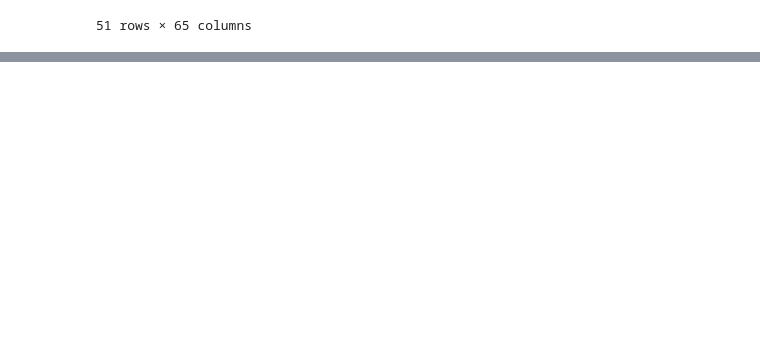
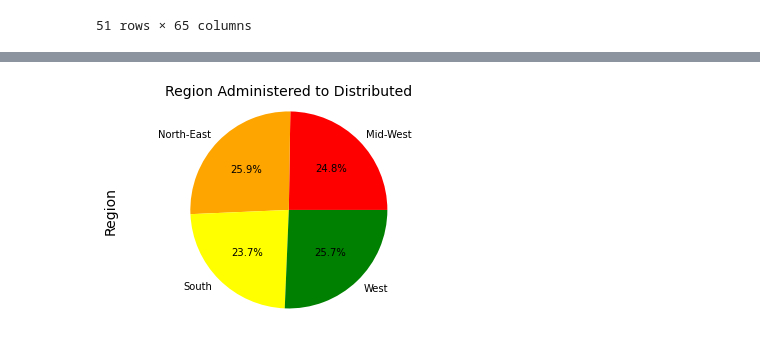
Before and after one commit to Ramsha2025/US-Vaccine-Tracker-Challenge, a Jupyter notebook: US-Vaccine-Tracker.ipynb, the cells around one changed output, grey strips where cells are left out. Cells and saved outputs as stored; diff of their text form; code cells hidden in the pictures; blank space fills up the shorter version.

```diff
--- a/US-Vaccine-Tracker.ipynb
+++ b/US-Vaccine-Tracker.ipynb
@@ -168,0 +274,15 @@ SyntaxError: unexpected EOF while parsing (<ipython-input-9-b20f0e0d2c73>, line
+# %%
+labels = ['Mid-West', 'North-East', 'South', 'West']
+
+sizes = [81.83, 85.69, 78.18, 84.82]
+
+colors = ['red','orange','yellow','green']
+
+plt.pie(sizes,colors=colors, labels=labels, autopct="%1.1f%%")
+
+plt.ylabel('Region', fontsize=14)
+plt.title('Region Administered to Distributed',fontsize=14)
+plt.axis('equal')
+plt.show()
+# %% [output]
+[figure, added]
```
Also changed, not shown: parts of 25 cells of this notebook, 1 other file.
